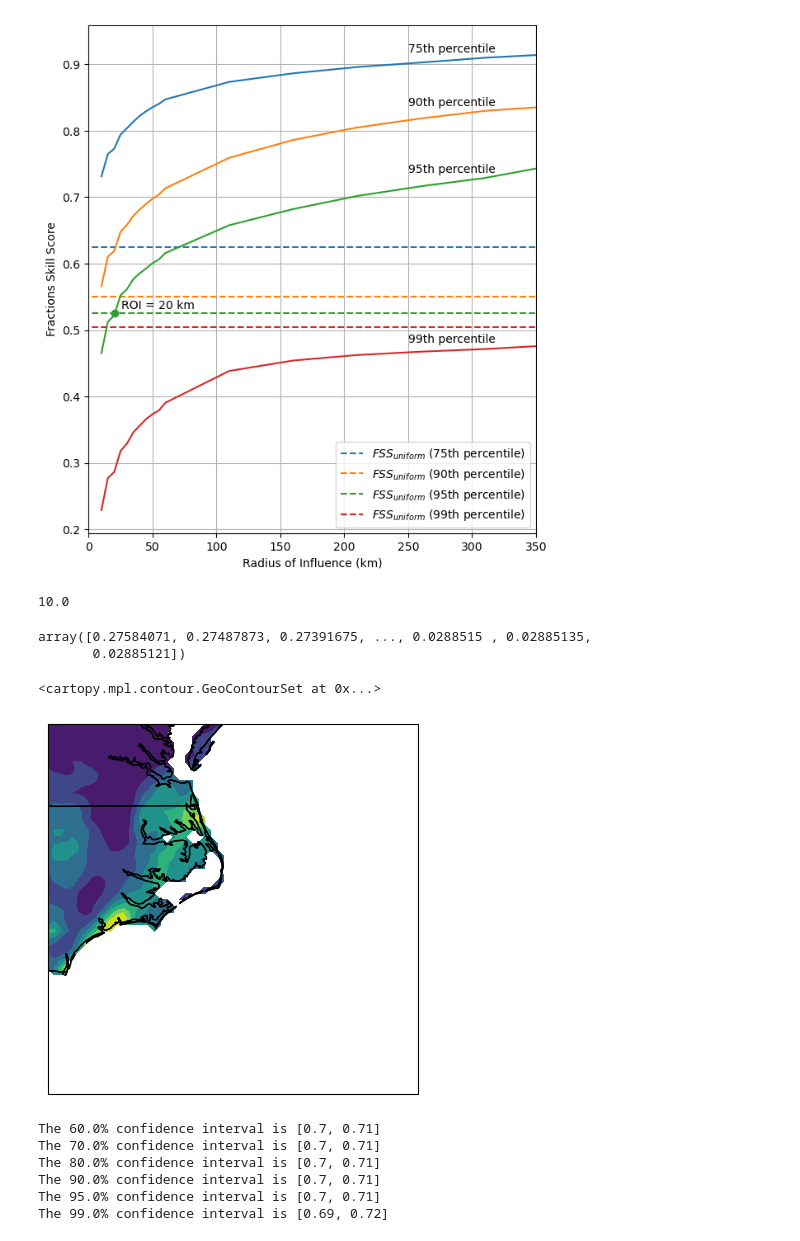
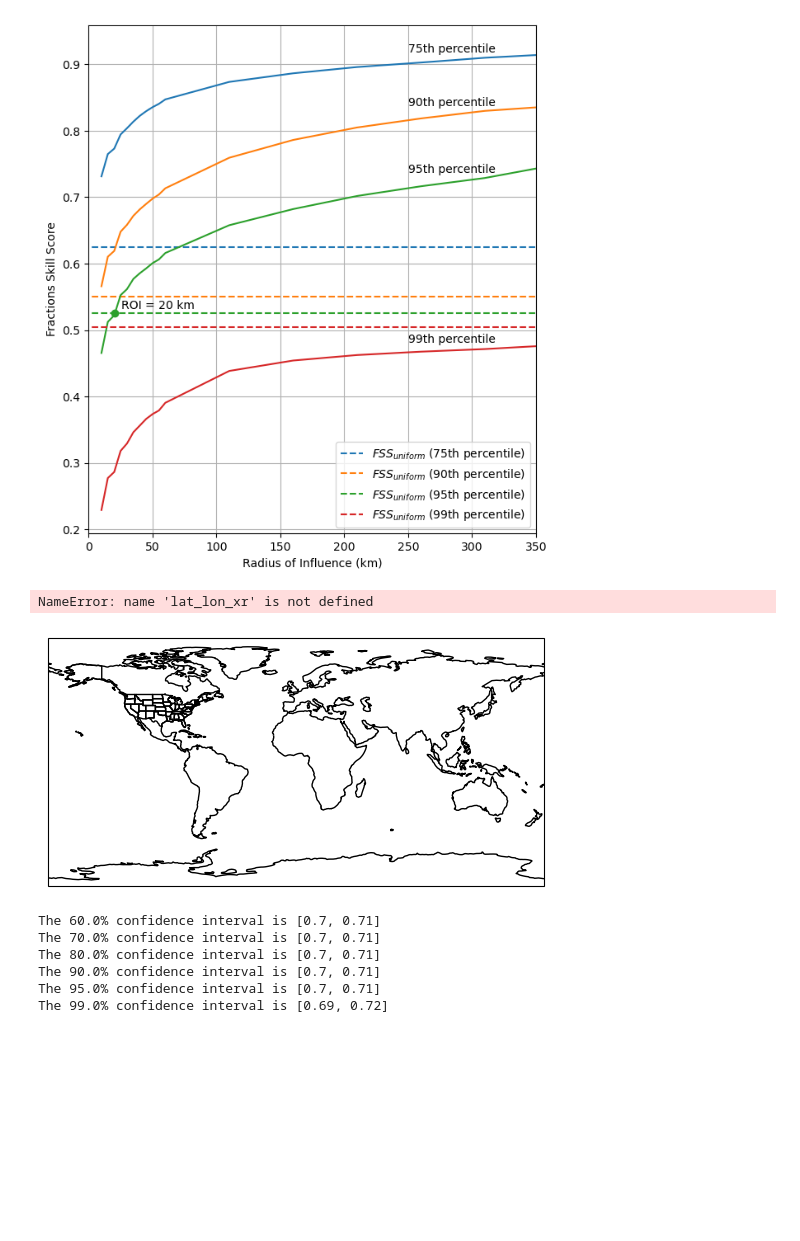
Before and after one commit to a98alvin/TC_RI_P1, a Jupyter notebook: scripts/obs/MRMS and Stage IV/MRMS_Bootstrap_Individually.ipynb, the cells around one changed output. Saved outputs shown, nothing was run; the diff lists cells and outputs as text; code cells hidden in the pictures; blank space fills up the shorter version.

```diff
--- a/scripts/obs/MRMS and Stage IV/MRMS_Bootstrap_Individually.ipynb
+++ b/scripts/obs/MRMS and Stage IV/MRMS_Bootstrap_Individually.ipynb
@@ -678,24 +782,16 @@ ax.set_xlim(0,350)
 # %% [output]
 (0.0, 350.0)
 [figure]
-# %%
-test_radii.min()
-# %% [output]
-10.0
-# %%
-f0_uniform - spl(small_res)
-# %% [output]
-array([0.27584071, 0.27487873, 0.27391675, ..., 0.0288515 , 0.02885135,
-       0.02885121])
 # %%
 fig7 = plt.figure()
 ax7=plt.axes(projection=ccrs.PlateCarree())
 ax7.add_feature(cfeature.STATES)
 ax7.add_feature(cfeature.COASTLINE)
 ax7.contourf(lat_lon_xr[20][1],lat_lon_xr[20][0],mrms_xr[20])
+ax7.colorbar()
 # %% [output]
-<cartopy.mpl.contour.GeoContourSet at 0x...>
+NameError: name 'lat_lon_xr' is not defined
-[figure, old version]
+[figure, new version]
 # %%
 for desired_test_ind in range(len(mrms_xr)):
     fig = plt.figure(figsize=(20, 7))
```
Also changed, not shown: parts of 18 cells of this notebook, 11 other files.
